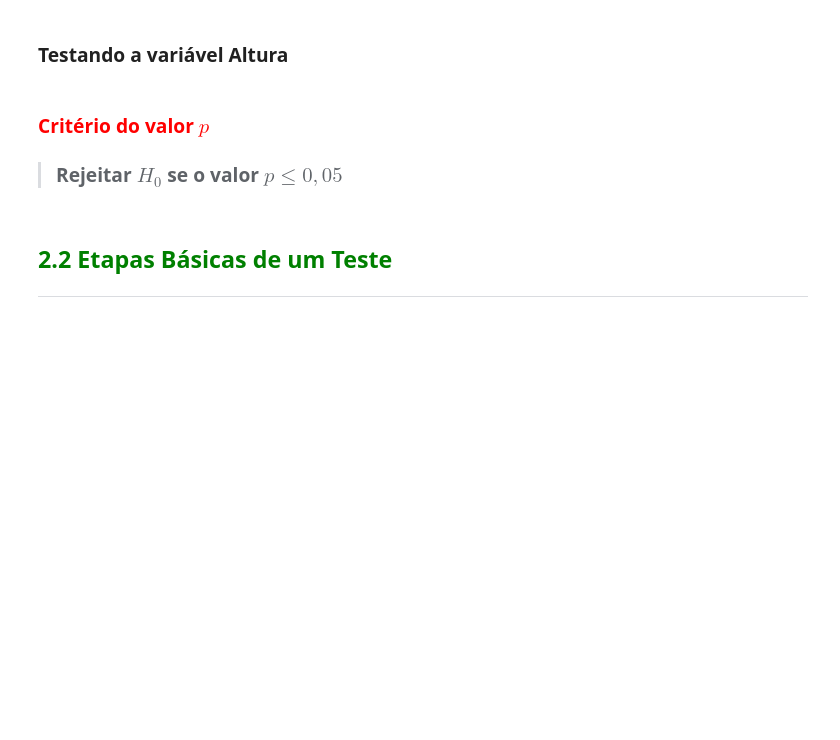
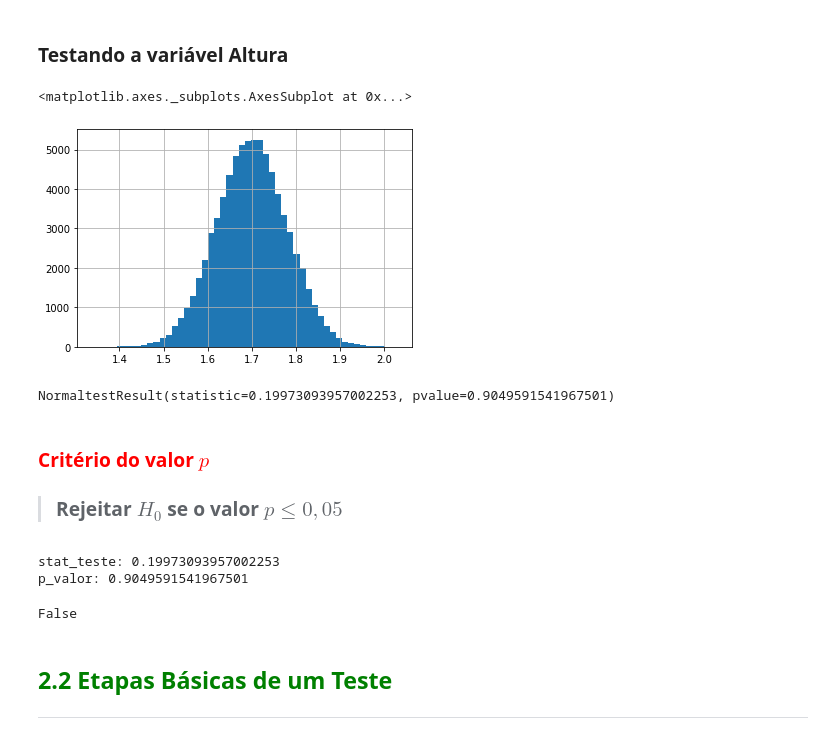
Before and after one commit to erikamarchi/estatistica-com-python-parte-3-testes-de-hipoteses, a Jupyter notebook: Curso_de_Estatística_Parte_3.ipynb, the cells around one changed output. Cells and saved outputs as stored; diff of their text form; code cells hidden in the pictures; blank space fills up the shorter version.

```diff
--- a/Curso_de_Estatística_Parte_3.ipynb
+++ b/Curso_de_Estatística_Parte_3.ipynb
@@ -147,9 +186,28 @@ A função *normaltest* testa a hipótese nula $H_0$ de que a amostra é proveni
 # %% [markdown]
 ### Testando a variável Altura
+# %%
+dados.Altura.hist(bins = 50)
+# %% [output]
+<matplotlib.axes._subplots.AxesSubplot at 0x...>
+[figure, added]
+# %%
+normaltest(dados.Altura)
+# %% [output]
+NormaltestResult(statistic=0.19973093957002253, pvalue=0.9049591541967501)
 # %% [markdown]
 ### <font color='red'>Critério do valor $p$</font>
 
 > ### Rejeitar $H_0$ se o valor $p\leq 0,05$
+# %%
+stat_teste, p_valor = normaltest(dados.Altura)
+print(f'stat_teste: {stat_teste} \np_valor: {p_valor}')
+# %% [output]
+stat_teste: 0.19973093957002253
+p_valor: 0.9049591541967501
+# %%
+p_valor <= significancia
+# %% [output]
+False
 # %% [markdown]
 ## <font color=green>2.2 Etapas Básicas de um Teste</font>
 ***
```
Also changed, not shown: parts of 10 cells of this notebook.
